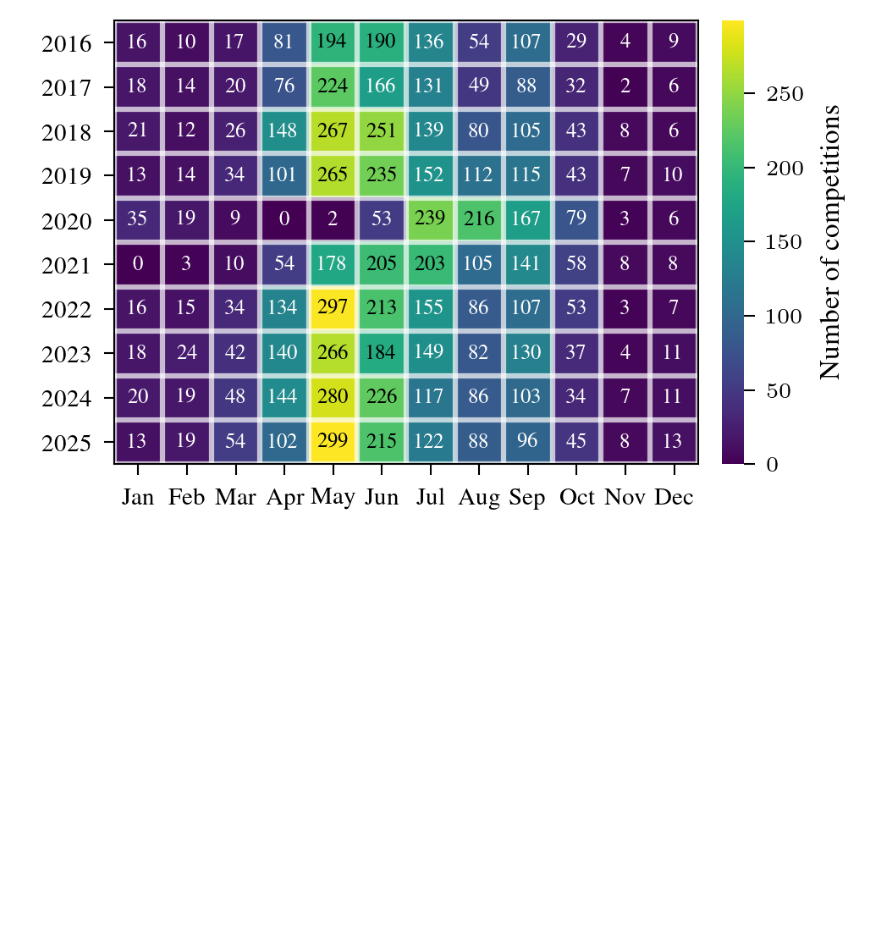
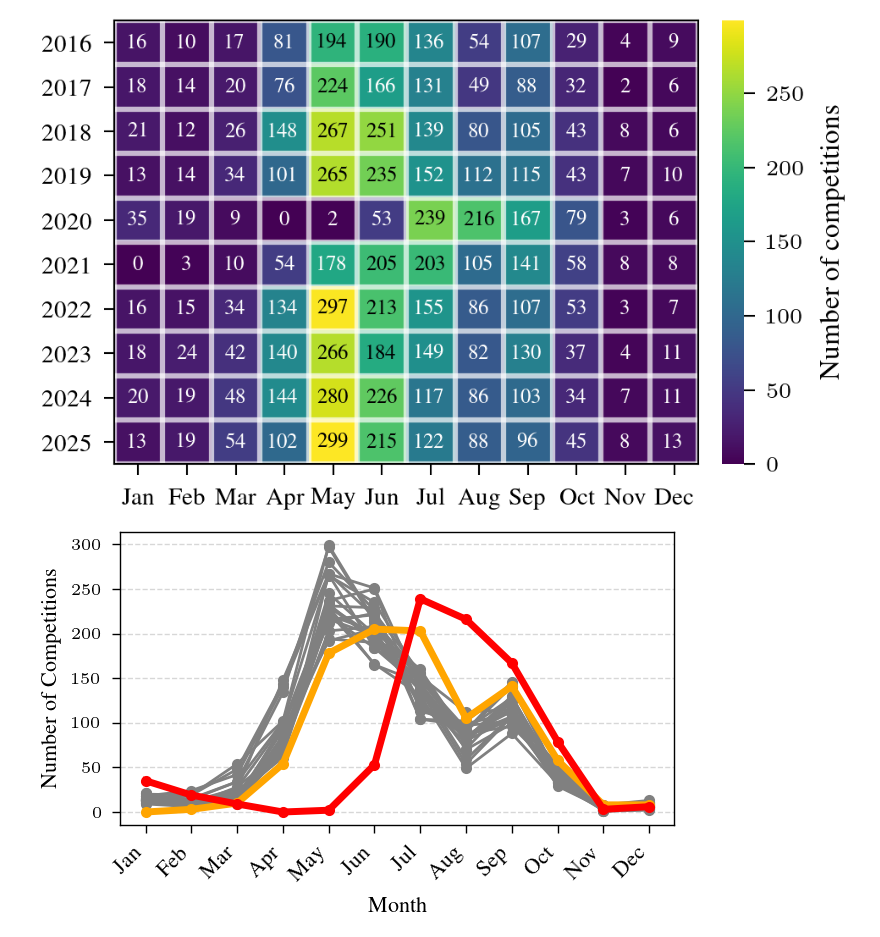
Before and after one commit to maxwernz/Data-Literacy, a Jupyter notebook: max/max_analysis/covid_heatmap.ipynb, the cells around one changed output. Drawn from its saved outputs; the diff is of its cells as text; code cells hidden in the pictures; blank space fills up the shorter version.

```diff
--- a/max/max_analysis/covid_heatmap.ipynb
+++ b/max/max_analysis/covid_heatmap.ipynb
@@ -130,3 +131,79 @@ with plt.rc_context(plt.bundles.icml2024(column=column_width)):
     plt.show()
 # %% [output]
 [figure]
+# %%
+df_germany = df_recent[~df_recent['ort'].str.contains(r'/[A-Z]{3}', regex=True)].copy()
+
+df_germany['competition_id'] = df_germany['datum'].astype(str) + "_" + df_germany['ort'].astype(str) + "_" + df_germany['jahr'].astype(str)
+
+activity_pivot = df_germany.pivot_table(
+    index='jahr',
+    columns='month',
+    values='competition_id',
+    aggfunc=lambda x: x.nunique(),
+    fill_value=0
+)
+
+column_width = "half"
+
+# Use a qualitative colormap to distinguish years clearly
+# or 'viridis' if you want a gradient from old to new years
+import matplotlib.cm as cm
+import numpy as np
+
+with plt.rc_context(plt.bundles.icml2024(column=column_width)):
+
+    fig, ax = plt.subplots()
+
+    years_idx = activity_pivot.index.values
+    months_idx = activity_pivot.columns.values
+    month_names = ['Jan', 'Feb', 'Mar', 'Apr', 'May', 'Jun',
+                   'Jul', 'Aug', 'Sep', 'Oct', 'Nov', 'Dec']
+
+    # Generate colors: one for each year
+    colors = cm.viridis(np.linspace(0, 1, len(years_idx)))
+
+    # Loop through each year and plot a line
+    for i, year in enumerate(years_idx):
+        # Get the data for this specific year
+        data = activity_pivot.loc[year]
+
+        # Highlight 2020 (Corona year) if you want, otherwise just plot
+        if year == 2020:
+            linewidth = 2.5
+            zorder = 10  # Bring to front
+            label = f"{year} (COVID)"
+            color = 'red' # Or specific TU color
+        elif year == 2021:
+            linewidth = 2.5
+            zorder = 9  # Bring to front
+            label = f"{year} (COVID)"
+            color = 'orange' # Or specific TU color
+        else:
+            linewidth = 1.0
+            zorder = 1
+            label = str(year)
+            color = "grey"
+
+        ax.plot(months_idx, data, marker='o', markersize=3,
+                label=label, color=color, linewidth=linewidth, zorder=zorder)
+
+    # Axis Formatting
+    ax.set_xticks(np.arange(1, 13))
+    ax.set_xticklabels(month_names, rotation=45, ha='right', fontsize=8)
+
+    ax.set_ylabel('Number of Competitions')
+    ax.set_xlabel('Month')
+
+    # Legend - might need placement adjustment depending on plot density
+    # Putting it outside or making it small is often necessary for "half" width
+    # ax.legend(title='Year', fontsize=6, loc='upper left', ncol=2)
+
+    # Optional: Grid for better readability
+    ax.grid(True, which='major', axis='y', linestyle='--', alpha=0.5)
+
+    # Save
+    # plt.savefig(f"COVID_Lineplot_{column_width}.pdf", bbox_inches='tight')
+    plt.show()
+# %% [output]
+[figure, added]
```
Also changed, not shown: parts of 2 cells of this notebook, 5 other files.
